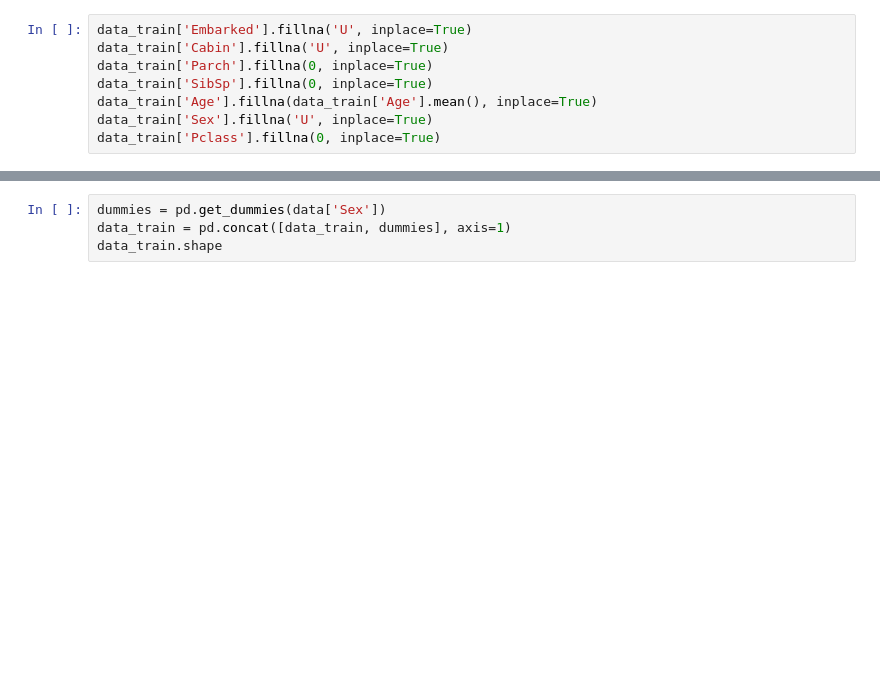
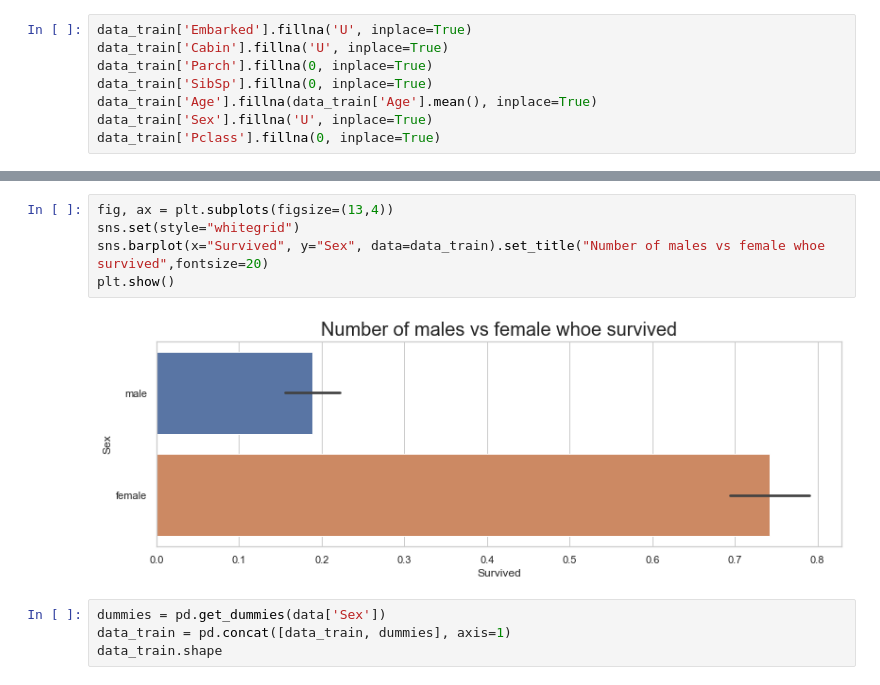
Before and after one commit to prerit2010/titanicSurvivalPrediction, a Jupyter notebook: model.ipynb, the cells around one changed output, grey strips where cells are left out. Drawn from its saved outputs; the diff is of its cells as text; blank space fills up the shorter version.

```diff
--- a/model.ipynb
+++ b/model.ipynb
@@ -30,3 +100,10 @@ data_train['Pclass'].fillna(0, inplace=True)
+# %%
+fig, ax = plt.subplots(figsize=(13,4))
+sns.set(style="whitegrid")
+sns.barplot(x="Survived", y="Sex", data=data_train).set_title("Number of males vs female whoe survived",fontsize=20)
+plt.show()
+# %% [output]
+[figure, added]
 # %%
 dummies = pd.get_dummies(data['Sex'])
 data_train = pd.concat([data_train, dummies], axis=1)
```
Also changed, not shown: parts of 10 cells of this notebook.
